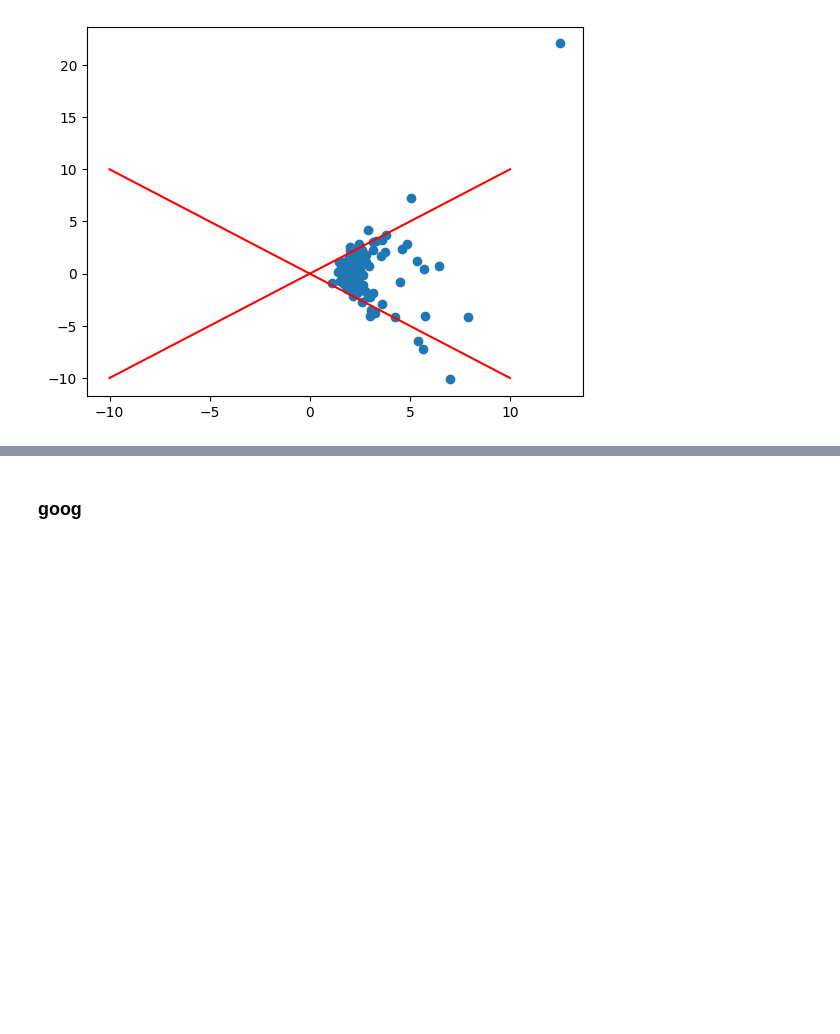
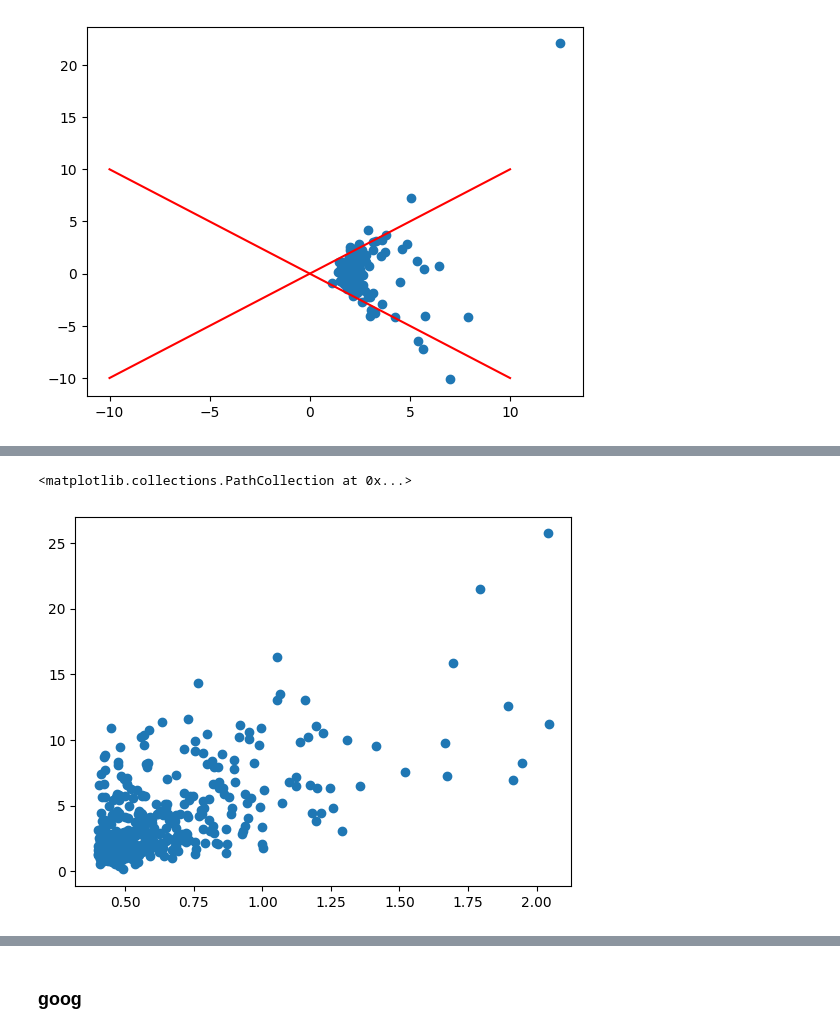
Before and after one commit to sculd/volatility_trading, a Jupyter notebook: sandbox_options.ipynb, the cells around one changed output, grey strips where cells are left out. Saved outputs shown, nothing was run; the diff lists cells and outputs as text; code cells hidden in the pictures; blank space fills up the shorter version.

```diff
--- a/sandbox_options.ipynb
+++ b/sandbox_options.ipynb
@@ -271,0 +285,4 @@ plt.plot([-10, 10], [10, -10], 'k-', color = 'r')
+# %%
+high_vol_threshold=0.4
+low_vol_threshold=0.3
+df_high_call_vol_actual_change = pd.concat([algo.call_put_balance.research.get_df_high_call_vol_actual_change(ticker, high_vol_threshold=high_vol_threshold, low_vol_threshold=low_vol_threshold) for ticker in util.tickers.get_stock_tickers()])
@@ -271,0 +320,5 @@ plt.plot([-10, 10], [10, -10], 'k-', color = 'r')
+# %%
+plt.scatter(df_high_call_vol_actual_change[["atm_call_vol"]], df_high_call_vol_actual_change[["actual_change"]])
+# %% [output]
+<matplotlib.collections.PathCollection at 0x...>
+[figure, added]
```
Also changed, not shown: parts of 15 cells of this notebook, 11 other files.
